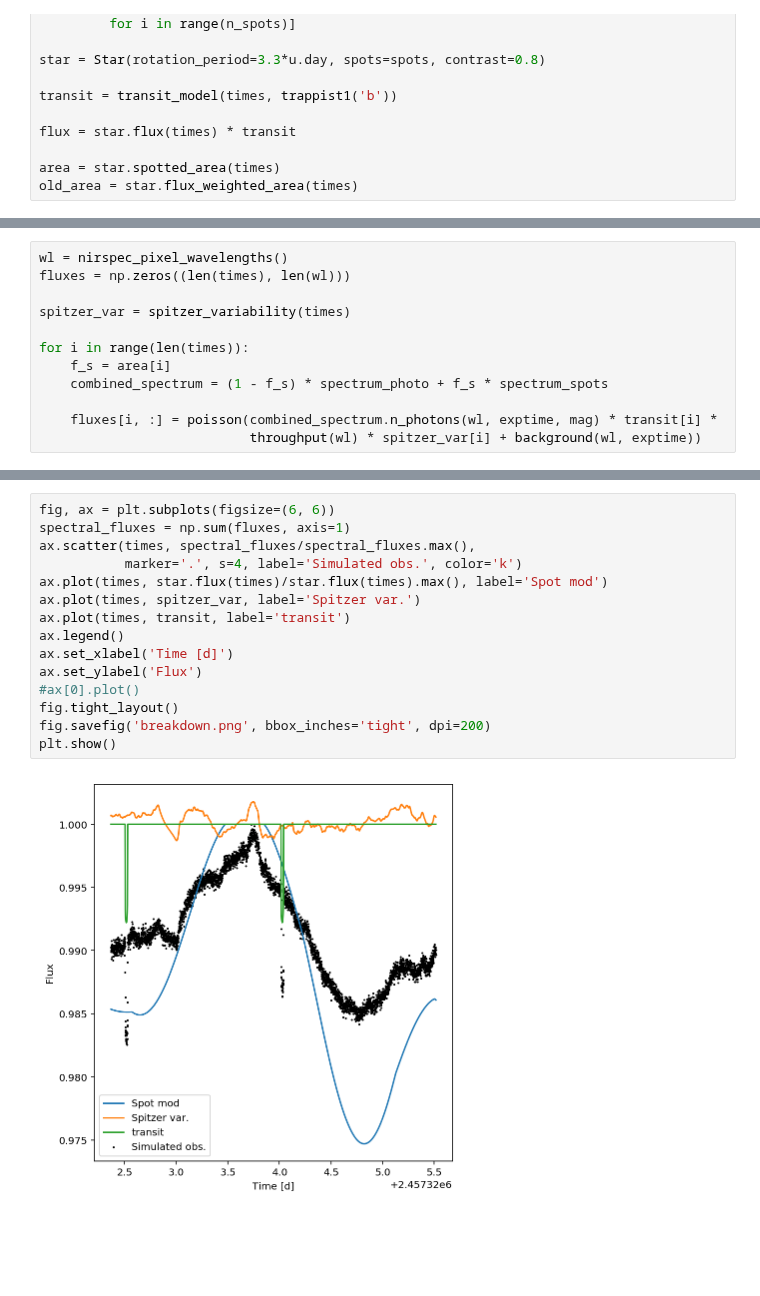
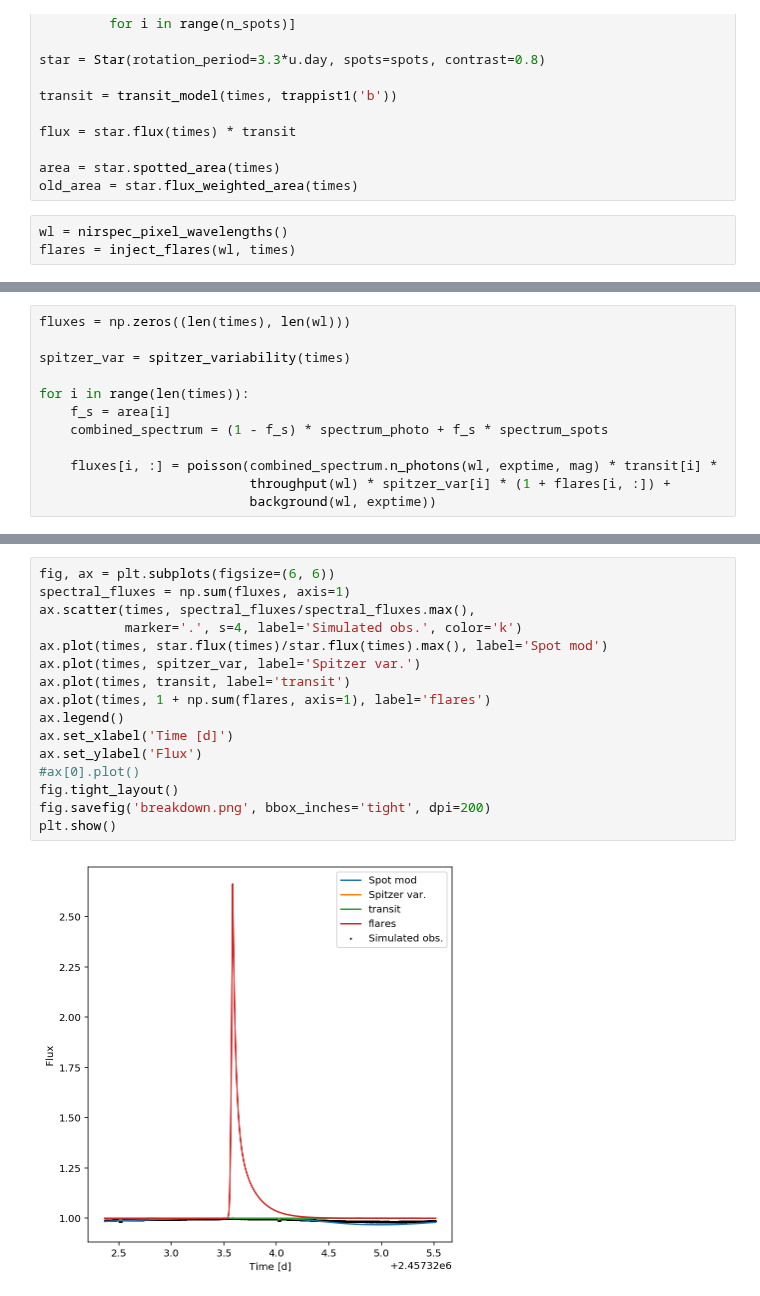
Before and after one commit to bmorris3/libra, a Jupyter notebook: notebooks/spot_modulation.ipynb, the cells around one changed output, grey strips where cells are left out. Cells and saved outputs as stored; diff of their text form; blank space fills up the shorter version.

Commit message:
first working flare model

```diff
--- a/notebooks/spot_modulation.ipynb
+++ b/notebooks/spot_modulation.ipynb
@@ -58,3 +44,6 @@ flux = star.flux(times) * transit
 
 area = star.spotted_area(times)
 old_area = star.flux_weighted_area(times)
+# %%
+wl = nirspec_pixel_wavelengths()
+flares = inject_flares(wl, times)
@@ -72,5 +71,4 @@ ax[1].plot(times, flux/flux.mean())
 # %%
-wl = nirspec_pixel_wavelengths()
 fluxes = np.zeros((len(times), len(wl)))
 
 spitzer_var = spitzer_variability(times)
@@ -80,4 +78,5 @@ for i in range(len(times)):
     combined_spectrum = (1 - f_s) * spectrum_photo + f_s * spectrum_spots
 
     fluxes[i, :] = poisson(combined_spectrum.n_photons(wl, exptime, mag) * transit[i] *
-                           throughput(wl) * spitzer_var[i] + background(wl, exptime))
+                           throughput(wl) * spitzer_var[i] * (1 + flares[i, :]) +
+                           background(wl, exptime))
@@ -112,17 +107,18 @@ plt.show()
 # %%
 fig, ax = plt.subplots(figsize=(6, 6))
 spectral_fluxes = np.sum(fluxes, axis=1)
 ax.scatter(times, spectral_fluxes/spectral_fluxes.max(),
            marker='.', s=4, label='Simulated obs.', color='k')
 ax.plot(times, star.flux(times)/star.flux(times).max(), label='Spot mod')
 ax.plot(times, spitzer_var, label='Spitzer var.')
 ax.plot(times, transit, label='transit')
+ax.plot(times, 1 + np.sum(flares, axis=1), label='flares')
 ax.legend()
 ax.set_xlabel('Time [d]')
 ax.set_ylabel('Flux')
 #ax[0].plot()
 fig.tight_layout()
 fig.savefig('breakdown.png', bbox_inches='tight', dpi=200)
 plt.show()
 # %% [output]
-[figure, old version]
+[figure, new version]
```
Also changed, not shown: parts of 11 cells of this notebook, 3 other files.
